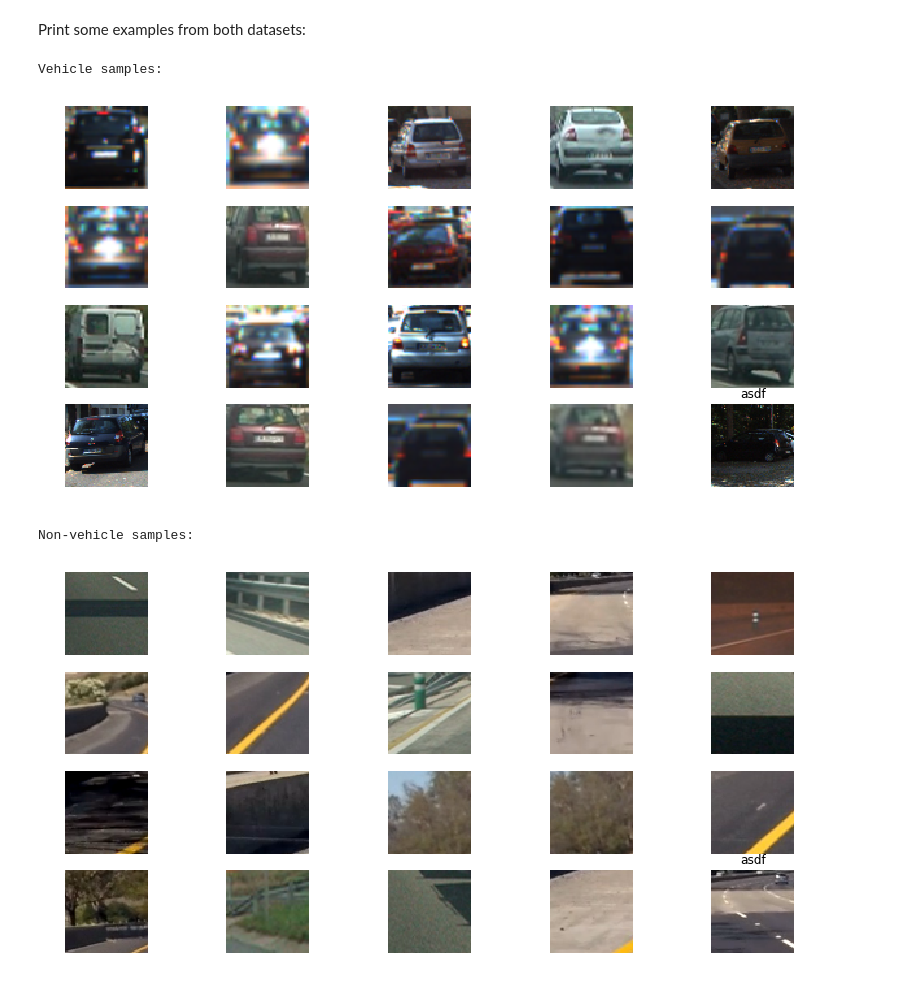
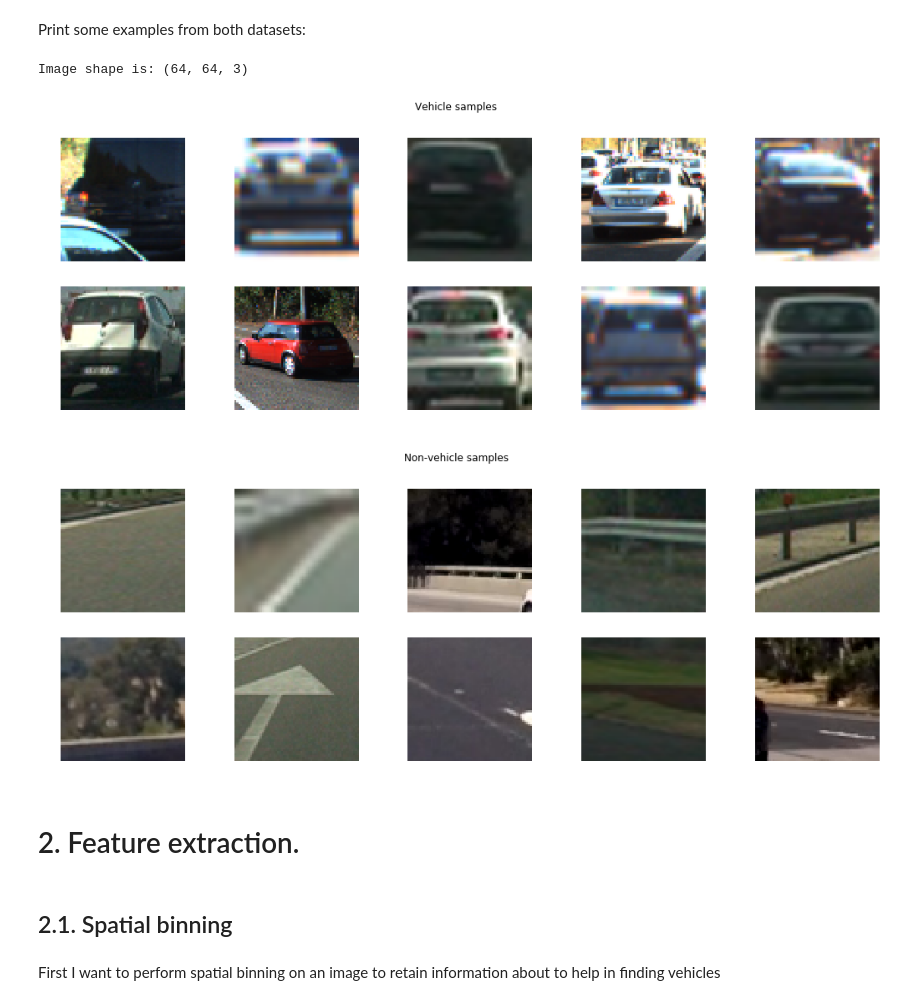
Before and after one commit to bakamoridesu/Vehicle-Tracking, a Jupyter notebook: Tracking.ipynb, the cells around one changed output. Cells and saved outputs as stored; diff of their text form; code cells hidden in the pictures.

```diff
--- a/Tracking.ipynb
+++ b/Tracking.ipynb
@@ -20,31 +28,31 @@ Non-vehicle images: 8968
 Print some examples from both datasets:
 # %%
 # function for plotting images in grid
-def draw_images(images, rows, columns, draw_corners = False):
-    fig, axarr = plt.subplots(rows, columns, figsize=(14,7))
+def draw_images(images, rows, columns, suptitle=''):
+    fig, axarr = plt.subplots(rows, columns, figsize=(18,6))
+    plt.suptitle(suptitle)
     # Show images
     image_index = 0
-    corner_index = 0
     for i in range(rows):
         for j in range(columns):
             img = mpimg.imread(images[image_index])
-            #img = np.copy(images[image_index])
-            if ((draw_corners) and (image_index in indices)):
-                corners = imgpoints[corner_index]
-                corner_index += 1
-                img = cv2.drawChessboardCorners(img, (9,6), corners, True)
             axarr[i, j].axis('off')
             axarr[i, j].imshow(img)
             image_index += 1
-# %%
-print('Vehicle samples:')
-draw_images(np.random.choice(vehicles, 20), 4, 5)
-# %% [output]
-Vehicle samples:
-[figure, removed]
-# %%
-print('Non-vehicle samples:')
-draw_images(np.random.choice(non_vehicles, 20), 4, 5)
-# %% [output]
-Non-vehicle samples:
-[figure, removed]
+# %%
+veh_samples = np.random.choice(vehicles, 20)
+non_samples = np.random.choice(non_vehicles, 20)
+# %%
+draw_images(veh_samples, 2, 5, 'Vehicle samples')
+draw_images(non_samples, 2, 5, 'Non-vehicle samples')
+print('Image shape is: {0}'.format(mpimg.imread(veh_samples[0]).shape))
+# %% [output]
+Image shape is: (64, 64, 3)
+[figure, added]
+[figure, added]
+# %% [markdown]
+# 2. Feature extraction.
+# %% [markdown]
+## 2.1. Spatial binning
+# %% [markdown]
+First I want to perform spatial binning on an image to retain information about to help in finding vehicles
```
Also changed, not shown: parts of 44 cells of this notebook.
